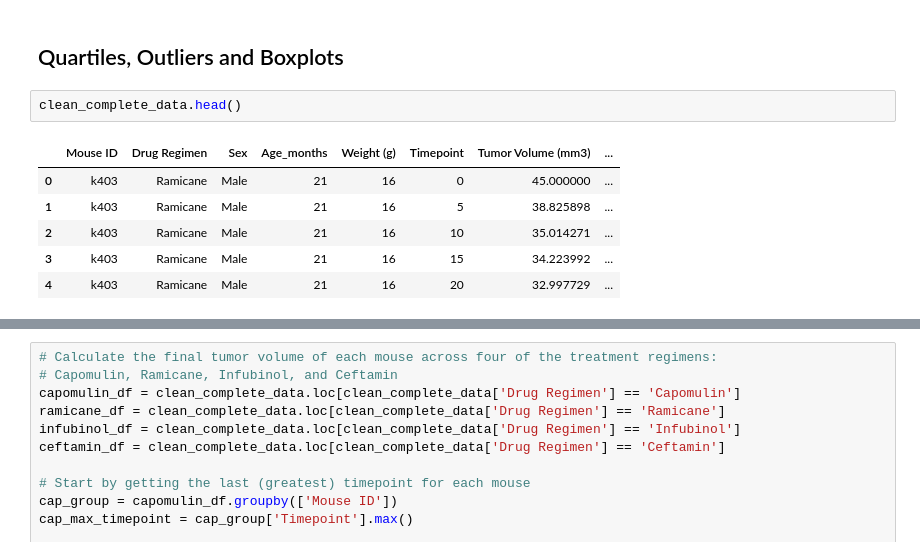
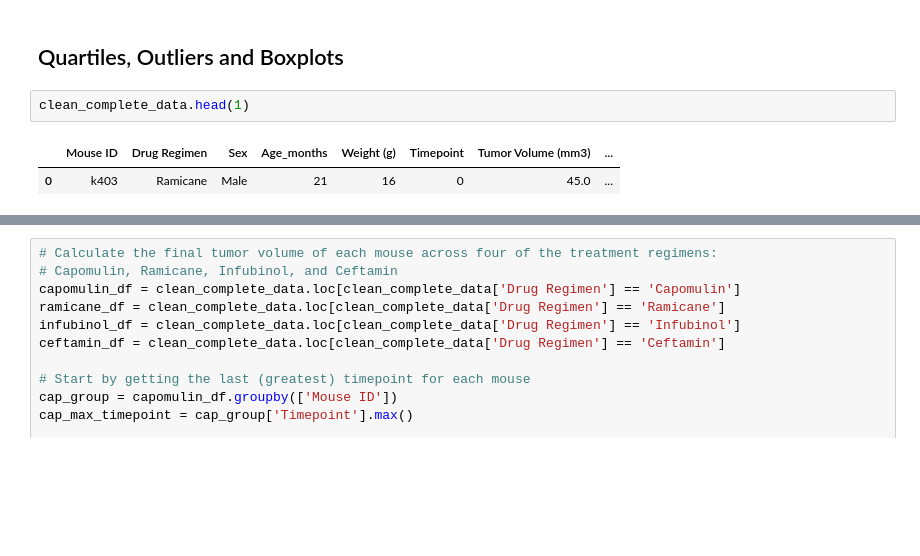
Before and after one commit to michellesimek/Pymaceuticals_challenge, a Jupyter notebook: Pymaceuticals_pymaceuticals_starter_with_plots.ipynb, the cells around one changed output, grey strips where cells are left out. Drawn from its saved outputs; the diff is of its cells as text; blank space fills up the shorter version.

```diff
--- a/Pymaceuticals_pymaceuticals_starter_with_plots.ipynb
+++ b/Pymaceuticals_pymaceuticals_starter_with_plots.ipynb
@@ -250,11 +250,7 @@ plt.show()
 # %% [markdown]
 ## Quartiles, Outliers and Boxplots
 # %%
-clean_complete_data.head()
+clean_complete_data.head(1)
 # %% [output]
 |  | Mouse ID | Drug Regimen | Sex | Age_months | Weight (g) | Timepoint | Tumor Volume (mm3) | ... |
-| 0 | k403 | Ramicane | Male | 21 | 16 | 0 | 45.000000 | ... |
-| 1 | k403 | Ramicane | Male | 21 | 16 | 5 | 38.825898 | ... |
-| 2 | k403 | Ramicane | Male | 21 | 16 | 10 | 35.014271 | ... |
-| 3 | k403 | Ramicane | Male | 21 | 16 | 15 | 34.223992 | ... |
-| 4 | k403 | Ramicane | Male | 21 | 16 | 20 | 32.997729 | ... |
+| 0 | k403 | Ramicane | Male | 21 | 16 | 0 | 45.0 | ... |
```
Also changed, not shown: parts of 7 cells of this notebook.
